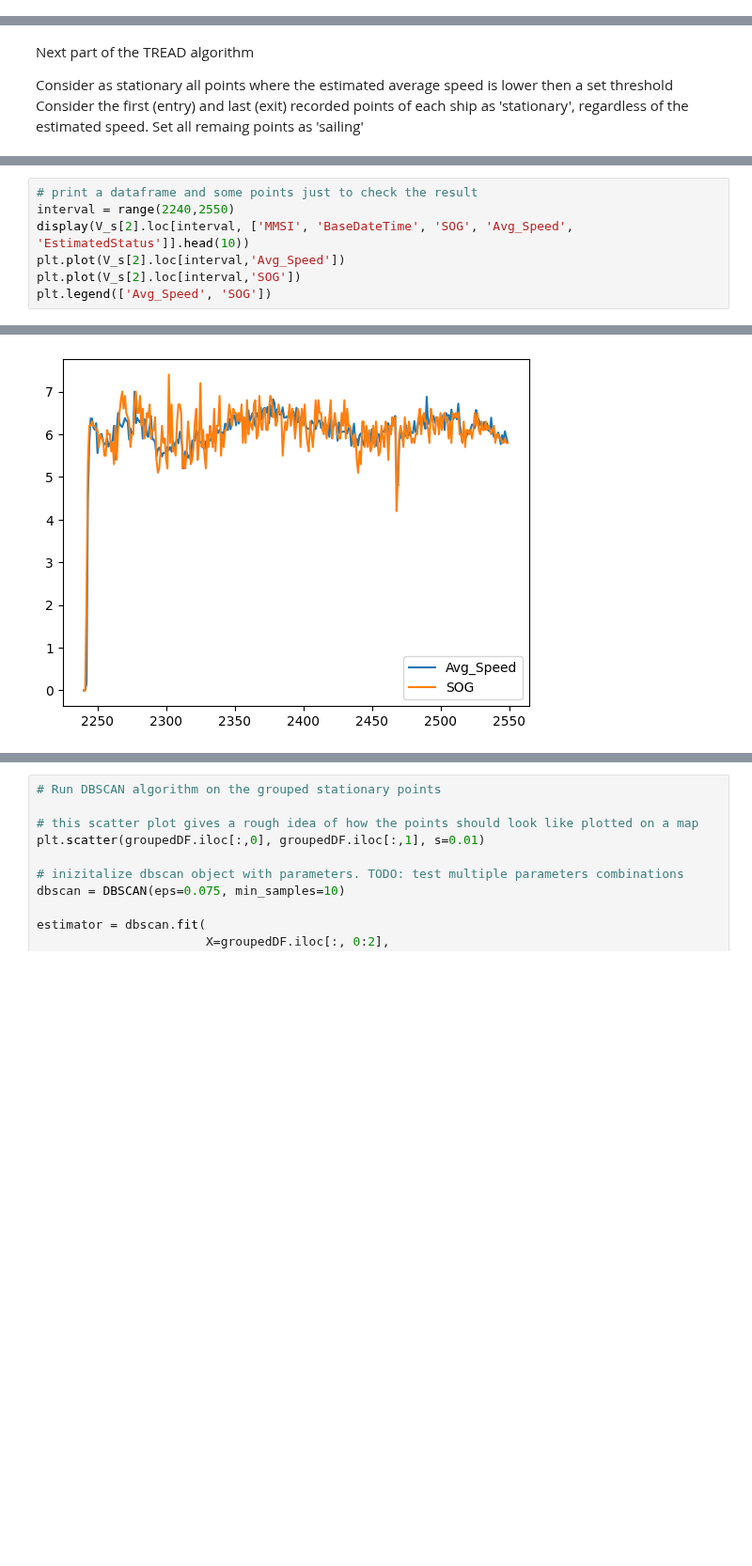
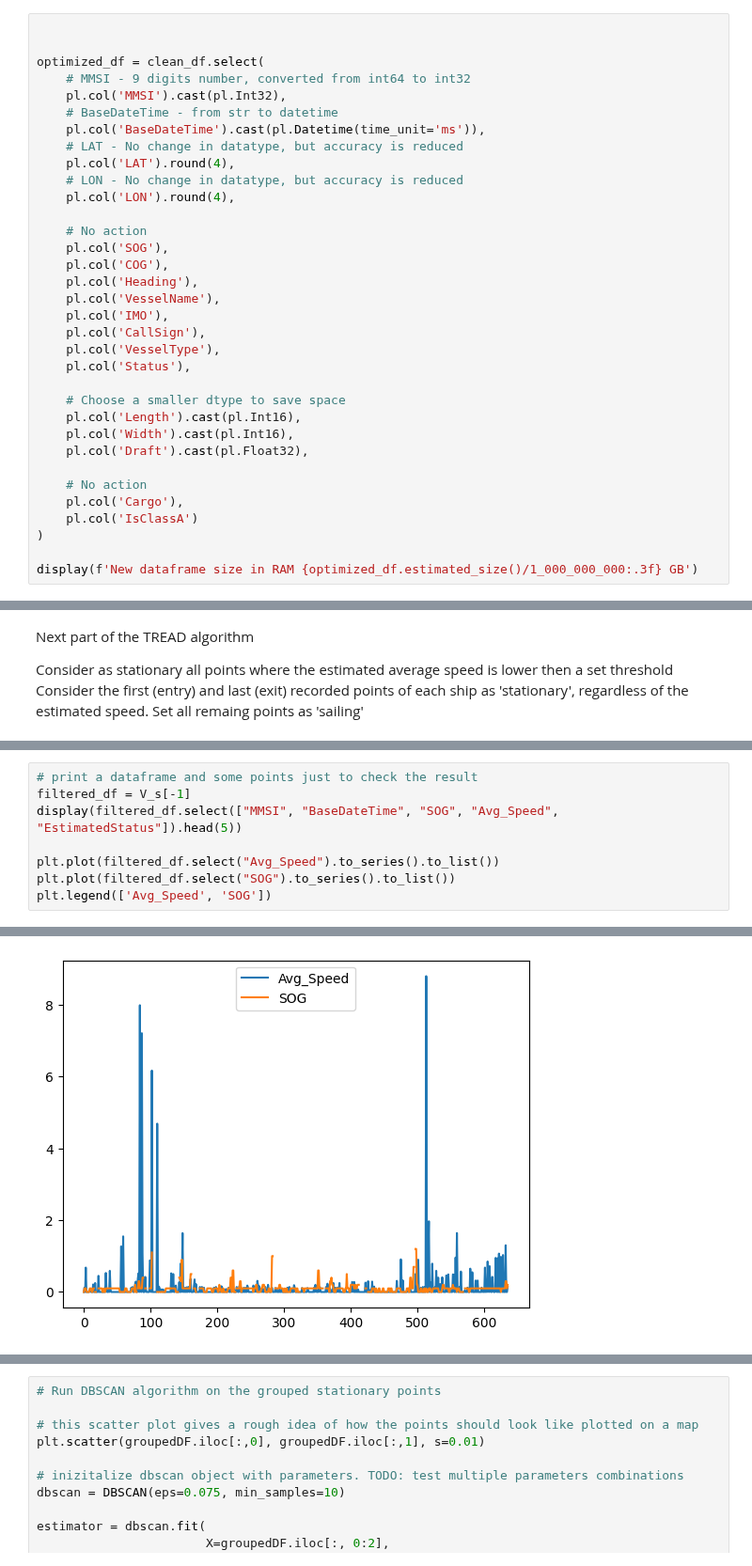
Before and after one commit to Accazeta/AIS_data_analysis, a Jupyter notebook: src/Denmark/TREAD.ipynb, the cells around one changed output, grey strips where cells are left out. Shown at 94% size. Cells and saved outputs as stored; diff of their text form; blank space fills up the shorter version.

Commit message:
Converted first part of "TREAD" code from pandas to polars

```diff
--- a/src/Denmark/TREAD.ipynb
+++ b/src/Denmark/TREAD.ipynb
@@ -126,0 +49,34 @@ None
+# %%
+
+
+optimized_df = clean_df.select(
+    # MMSI - 9 digits number, converted from int64 to int32
+    pl.col('MMSI').cast(pl.Int32),
+    # BaseDateTime - from str to datetime
+    pl.col('BaseDateTime').cast(pl.Datetime(time_unit='ms')),
+    # LAT - No change in datatype, but accuracy is reduced
+    pl.col('LAT').round(4),
+    # LON - No change in datatype, but accuracy is reduced
+    pl.col('LON').round(4),
+
+    # No action
+    pl.col('SOG'),
+    pl.col('COG'),
+    pl.col('Heading'),
+    pl.col('VesselName'),
+    pl.col('IMO'),
+    pl.col('CallSign'),
+    pl.col('VesselType'),
+    pl.col('Status'),
+
+    # Choose a smaller dtype to save space
+    pl.col('Length').cast(pl.Int16),
+    pl.col('Width').cast(pl.Int16),
+    pl.col('Draft').cast(pl.Float32),
+
+    # No action
+    pl.col('Cargo'),
+    pl.col('IsClassA')
+)
+
+display(f'New dataframe size in RAM {optimized_df.estimated_size()/1_000_000_000:.3f} GB')
@@ -321,8 +411,9 @@ Current ship len: 89
 # %%
 # print a dataframe and some points just to check the result
-interval = range(2240,2550)
-display(V_s[2].loc[interval, ['MMSI', 'BaseDateTime', 'SOG', 'Avg_Speed', 'EstimatedStatus']].head(10))
-plt.plot(V_s[2].loc[interval,'Avg_Speed'])
-plt.plot(V_s[2].loc[interval,'SOG'])
+filtered_df = V_s[-1]
+display(filtered_df.select(["MMSI", "BaseDateTime", "SOG", "Avg_Speed", "EstimatedStatus"]).head(5))
+
+plt.plot(filtered_df.select("Avg_Speed").to_series().to_list())
+plt.plot(filtered_df.select("SOG").to_series().to_list())
 plt.legend(['Avg_Speed', 'SOG'])
 # %% [output]
@@ -341 +429 @@ plt.legend(['Avg_Speed', 'SOG'])
-[figure, old version]
+[figure, new version]
```
Also changed, not shown: parts of 17 cells of this notebook.
